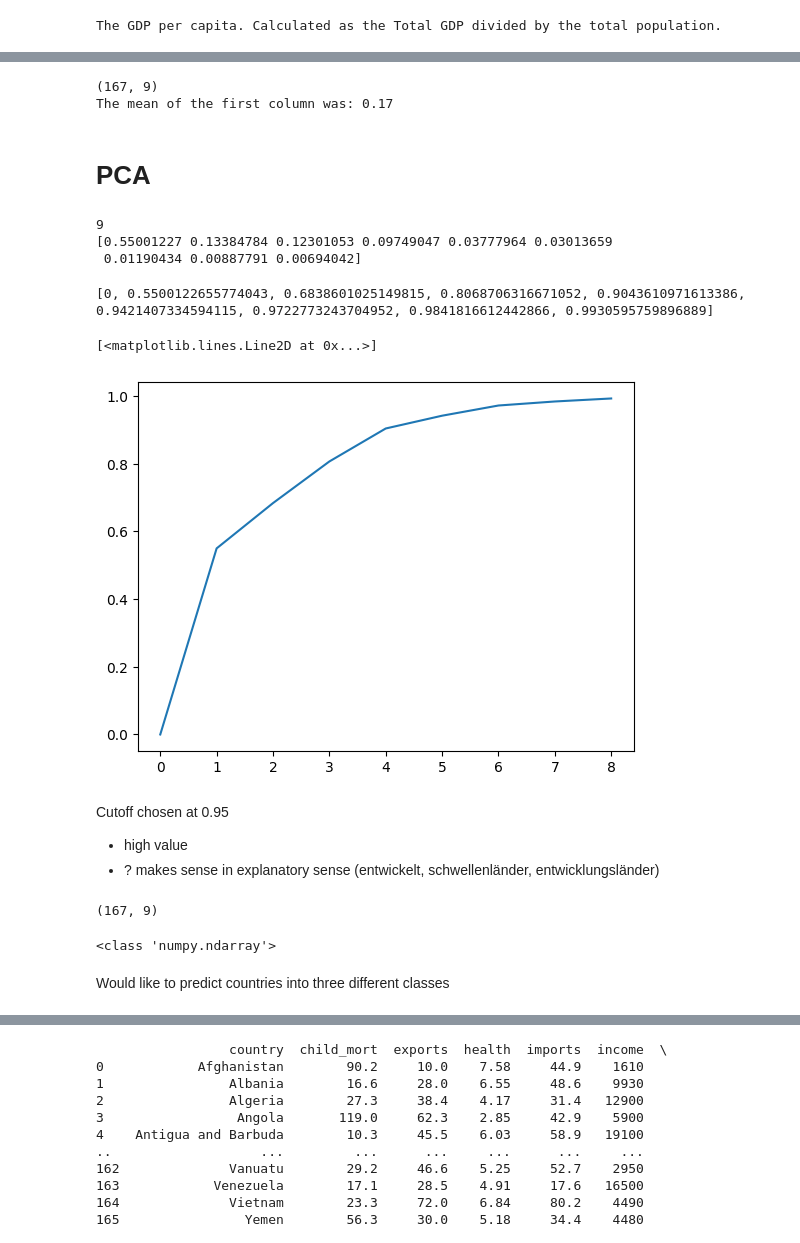
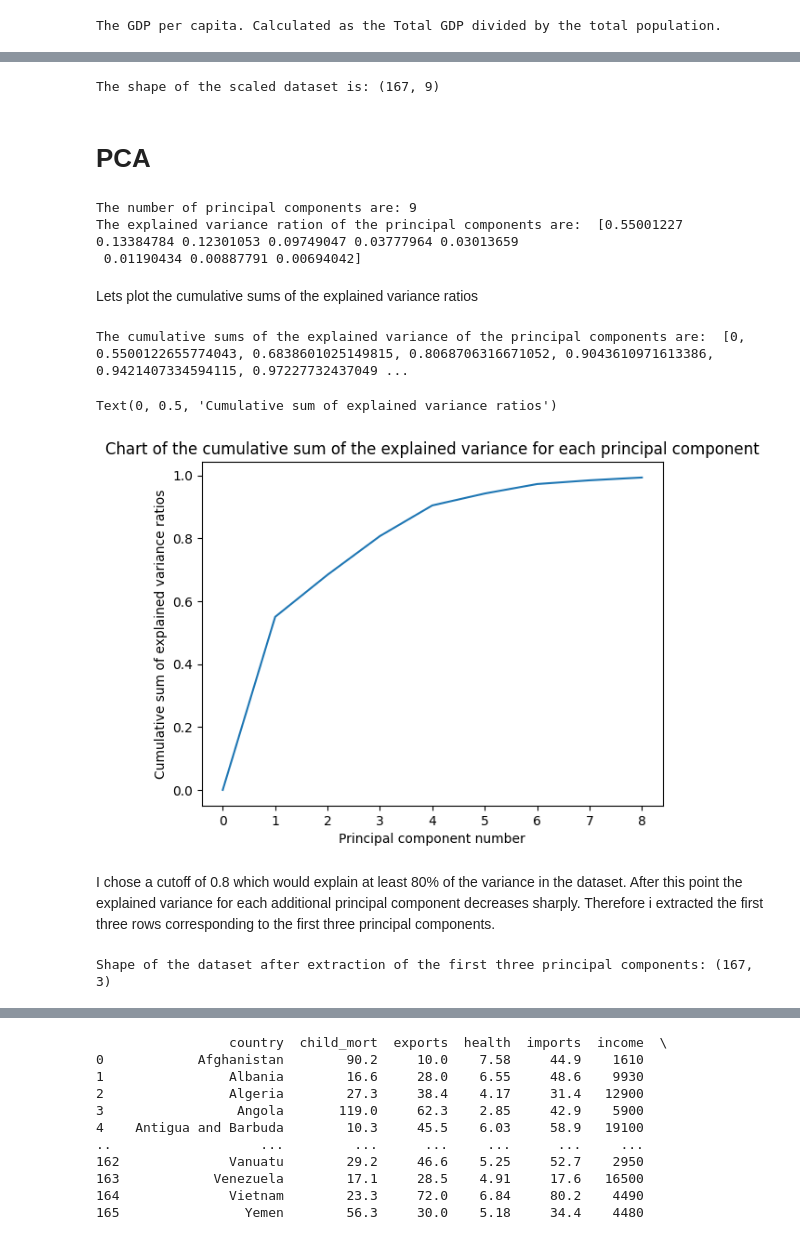
Before and after one commit to Lukas2010/Country-data, a Jupyter notebook: unsupervised-learning-country-data.ipynb, the cells around one changed output, grey strips where cells are left out. Saved outputs shown, nothing was run; the diff lists cells and outputs as text; code cells hidden in the pictures.

Commit message:
Kaggle Notebook | unsupervised-learning-country-data | Version 4

```diff
--- a/unsupervised-learning-country-data.ipynb
+++ b/unsupervised-learning-country-data.ipynb
@@ -233,27 +245,16 @@ The GDP per capita. Calculated as the Total GDP divided by the total population.
 from sklearn.preprocessing import MinMaxScaler
 from sklearn.preprocessing import StandardScaler
 
-## CAVE: maybe use standard scaler
-
 # remove country label
-
 data_no_country = data.drop(columns = ["country"])
 
-scaler = MinMaxScaler() #MinMaxScaler
+scaler = MinMaxScaler()
 
 data_scaled = scaler.fit_transform(data_no_country)
 
-#print(data_scaled)
-print(data_scaled.shape)
-
-#print(data_scaled[:,1].mean())
-
-print("The mean of the first column was: %4.2f" % (data_scaled[:,0].mean()))
-
-#print(data_scaled.gdpp.mean())
+print("The shape of the scaled dataset is:", data_scaled.shape)
 # %% [output]
-(167, 9)
-The mean of the first column was: 0.17
+The shape of the scaled dataset is: (167, 9)
 # %% [markdown]
 # PCA
 # %%
@@ -262,47 +263,44 @@ from sklearn.decomposition import PCA
 pca = PCA()
 pca.fit(data_scaled)
 explained_variance_ratio = pca.explained_variance_ratio_
-print(len(explained_variance_ratio))
-print(explained_variance_ratio)
+print("The number of principal components are:", len(explained_variance_ratio))
+print("The explained variance ration of the principal components are: ", explained_variance_ratio)
 # %% [output]
-9
-[0.55001227 0.13384784 0.12301053 0.09749047 0.03777964 0.03013659
+The number of principal components are: 9
+The explained variance ration of the principal components are:  [0.55001227 0.13384784 0.12301053 0.09749047 0.03777964 0.03013659
  0.01190434 0.00887791 0.00694042]
+# %% [markdown]
+Lets plot the cumulative sums of the explained variance ratios
 # %%
-# plot the explained variance ratio
 counter = explained_variance_ratio[0]
 
 explained_variance_sum = [0]
 
 for i in range(1,len(explained_variance_ratio)):
     explained_variance_sum.append(counter)
     counter += explained_variance_ratio[i]
 
 number = range(len(explained_variance_ratio))
 
-print(explained_variance_sum)
+print("The cumulative sums of the explained variance of the principal components are: ", explained_variance_sum)
 
 plt.plot(number, explained_variance_sum)
+plt.title("Chart of the cumulative sum of the explained variance for each principal component")
+plt.xlabel("Principal component number")
+plt.ylabel("Cumulative sum of explained variance ratios")
 # %% [output]
-[0, 0.5500122655774043, 0.6838601025149815, 0.8068706316671052, 0.9043610971613386, 0.9421407334594115, 0.9722773243704952, 0.9841816612442866, 0.9930595759896889]
+The cumulative sums of the explained variance of the principal components are:  [0, 0.5500122655774043, 0.6838601025149815, 0.8068706316671052, 0.9043610971613386, 0.9421407334594115, 0.97227732437049 ...
-[<matplotlib.lines.Line2D at 0x...>]
+Text(0, 0.5, 'Cumulative sum of explained variance ratios')
-[figure, old version]
+[figure, new version]
-# %% [markdown]
-Cutoff chosen at 0.95
-- high value
-- ? makes sense in explanatory sense (entwickelt, schwellenländer, entwicklungsländer)
+# %% [markdown]
+I chose a cutoff of 0.8 which would explain at least 80% of the variance in the dataset. After this point the explained variance for each additional principal component decreases sharply. Therefore i extracted the first three rows corresponding to the first three principal components.
 # %%
 pca_results = pca.transform(data_scaled)
-print(pca_results.shape)
 
 max_components = 3
 
 pca_results = pca_results[:,0:max_components]
+
+print("Shape of the dataset after extraction of the first three principal components:",pca_results.shape)
 # %% [output]
-(167, 9)
+Shape of the dataset after extraction of the first three principal components: (167, 3)
-# %%
-print(type(pca_results))
-# %% [output]
-<class 'numpy.ndarray'>
-# %% [markdown]
-Would like to predict countries into three different classes
```
Also changed, not shown: parts of 33 cells of this notebook.
